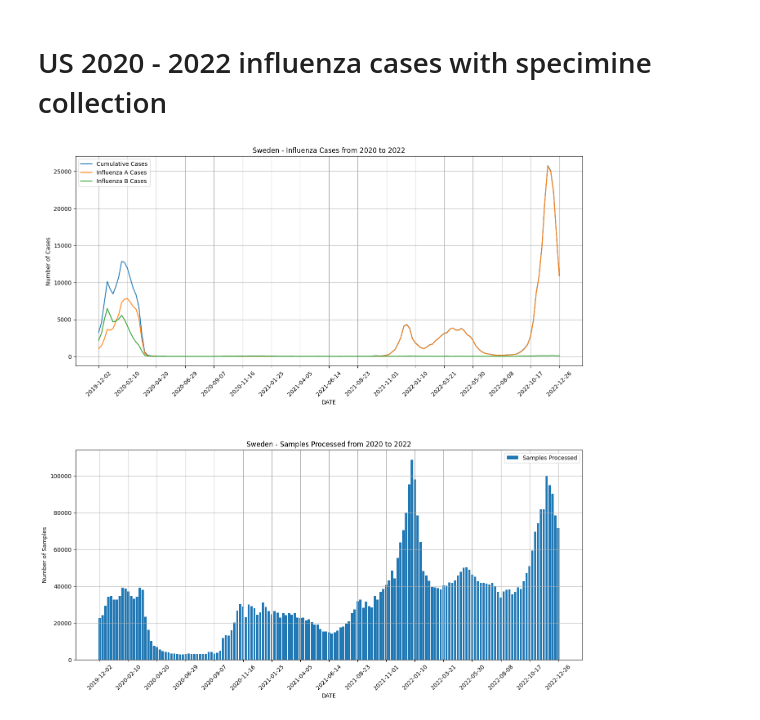
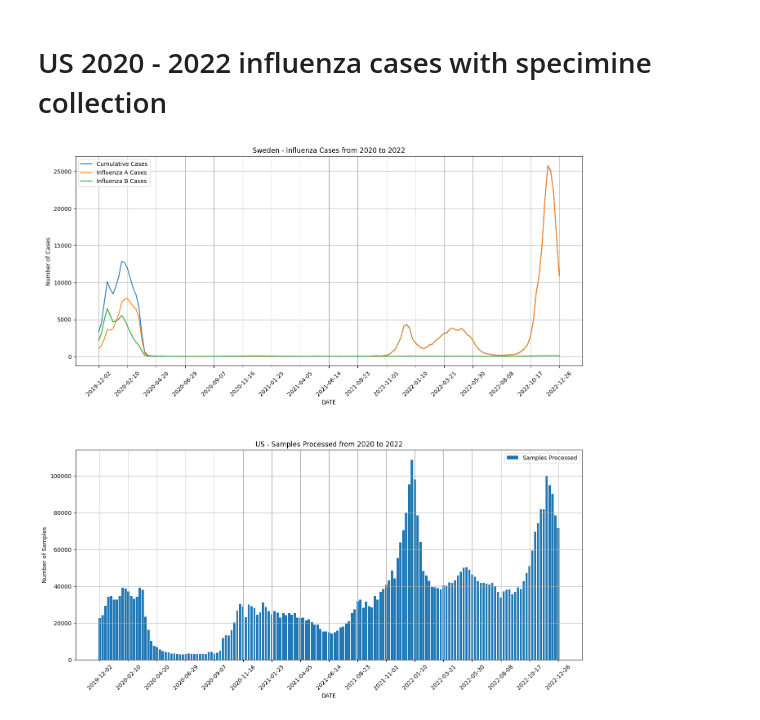
Before and after one commit to jramey2016/Computer-Epi-Project, a Jupyter notebook: US-Data-And-Models/Emperical-Model-US/Influenza_Model_US/Subset_Models_influenza_US.ipynb, the cells around one changed output. Saved outputs shown, nothing was run; the diff lists cells and outputs as text; code cells hidden in the pictures.

```diff
--- a/US-Data-And-Models/Emperical-Model-US/Influenza_Model_US/Subset_Models_influenza_US.ipynb
+++ b/US-Data-And-Models/Emperical-Model-US/Influenza_Model_US/Subset_Models_influenza_US.ipynb
@@ -428,32 +394,32 @@ fig, (ax1, ax2) = plt.subplots(2, 1, figsize=(16, 16))
 
 # Plot the line graphs in the first subplot
 ax1.plot(df_agg11['ISO_SDATE'], df_agg11['INF_ALL'], label='Cumulative Cases')
 ax1.plot(df_agg11['ISO_SDATE'], df_agg11['INF_A'], label='Influenza A Cases')
 ax1.plot(df_agg11['ISO_SDATE'], df_agg11['INF_B'], label='Influenza B Cases')
 ax1.set_xlabel('DATE')
 ax1.set_ylabel('Number of Cases')
 ax1.set_title('Sweden - Influenza Cases from 2020 to 2022')
 xtick_pos = np.arange(0, len(df_agg11['ISO_SDATE']), 10)
 ax1.set_xticks(xtick_pos)
 ax1.set_xticklabels(df_agg11['ISO_SDATE'][xtick_pos], rotation=45)
 ax1.legend()
 ax1.grid()
 
 # Plot the bar graph in the second subplot
 ax2.bar(df_agg_samples['ISO_SDATE'], df_agg_samples['SPEC_PROCESSED_NB'], label='Samples Processed')
 ax2.set_xlabel('DATE')
 ax2.set_ylabel('Number of Samples')
-ax2.set_title('Sweden - Samples Processed from 2020 to 2022')
+ax2.set_title('US - Samples Processed from 2020 to 2022')
 xtick_pos = np.arange(0, len(df_agg_samples['ISO_SDATE']), 10)
 ax2.set_xticks(xtick_pos)
 ax2.set_xticklabels(df_agg_samples['ISO_SDATE'][xtick_pos], rotation=45)
 ax2.legend()
 ax2.grid()
 
 # Adjust the spacing between the subplots
 fig.subplots_adjust(hspace=0.4)
 
 # Show the combined graph with both line and bar plots
 plt.show()
 # %% [output]
-[figure, old version]
+[figure, new version]
```
Also changed, not shown: parts of 2 cells of this notebook.
